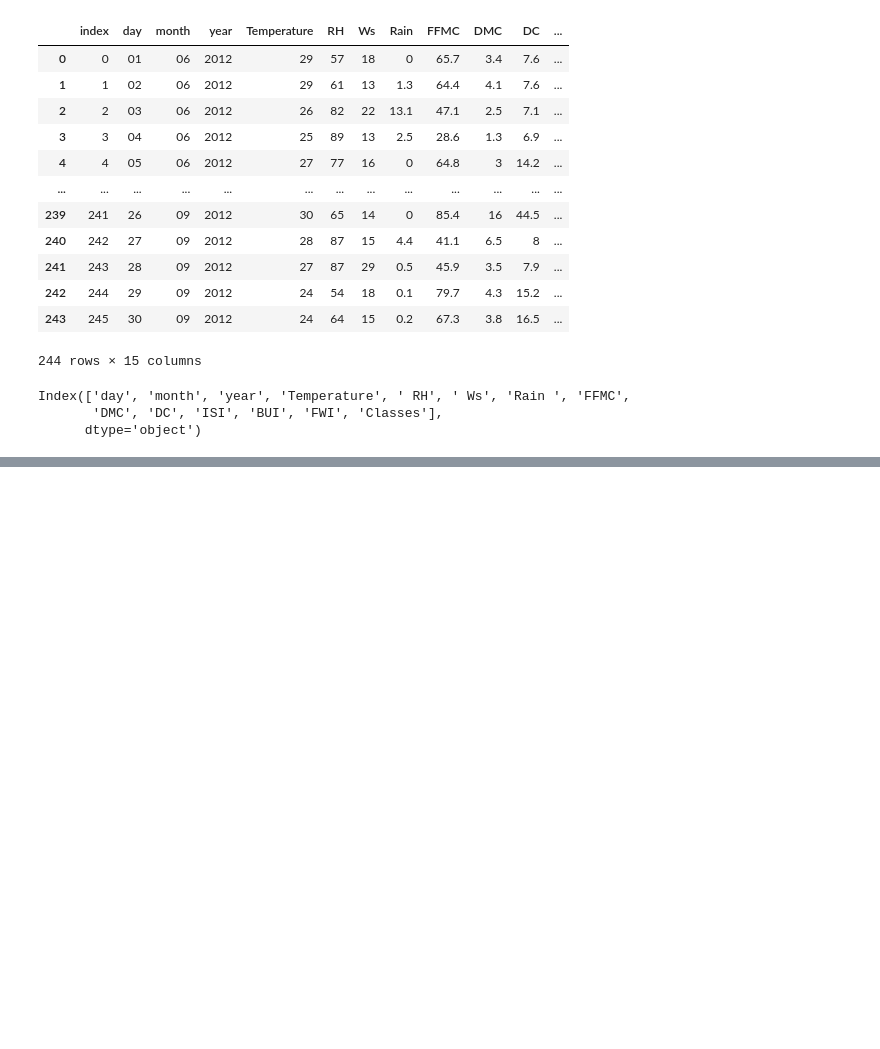
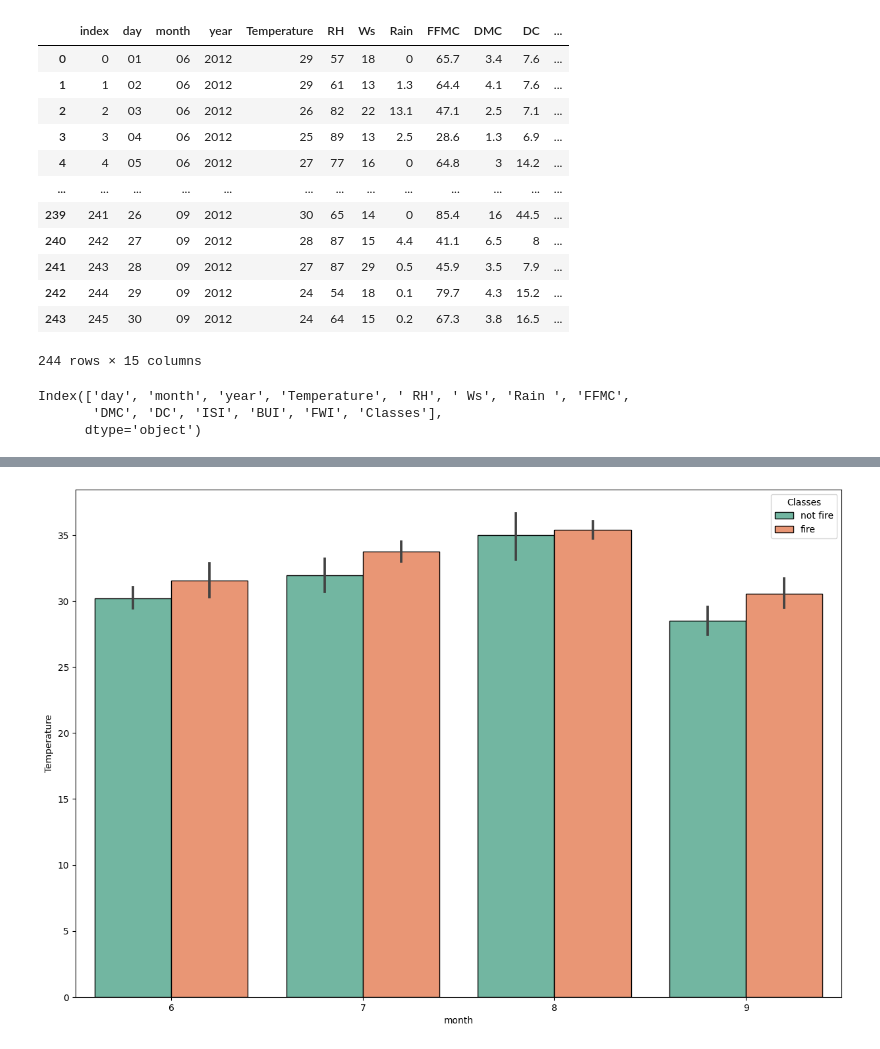
Before and after one commit to black-witch-018/Exploratory-Data-Analysis, a Jupyter notebook: Forest Fires/Forest Fires.ipynb, the cells around one changed output, grey strips where cells are left out. Saved outputs shown, nothing was run; the diff lists cells and outputs as text; code cells hidden in the pictures; blank space fills up the shorter version.

```diff
--- a/Forest Fires/Forest Fires.ipynb
+++ b/Forest Fires/Forest Fires.ipynb
@@ -166,0 +182,3 @@ Index(['day', 'month', 'year', 'Temperature', ' RH', ' Ws', 'Rain ', 'FFMC',
+# %%
+### Changing the datatypes of the columns
+df[['day', 'month', 'year']] = df[['day', 'month', 'year']].astype('int')
@@ -169,0 +354,7 @@ df.to_csv('forest_fire_cleaned.csv', index=False)
+# %%
+## Plotting a bar plot
+plt.figure(figsize=(15,10))
+sns.barplot(data=df1, x='month', y='Temperature', hue='Classes',ec='black', palette='Set2')
+plt.show()
+# %% [output]
+[figure, added]
```
Also changed, not shown: parts of 24 cells of this notebook, 1 other file.
